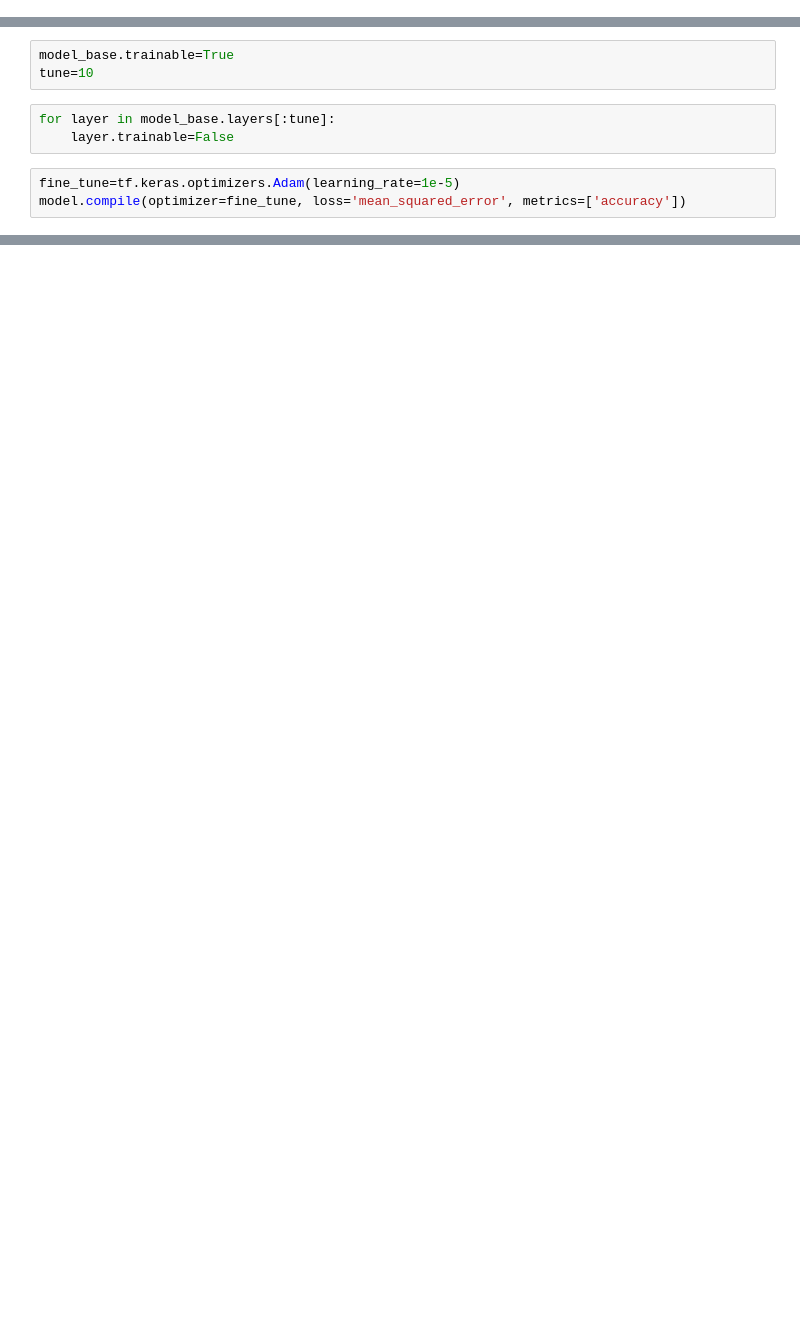
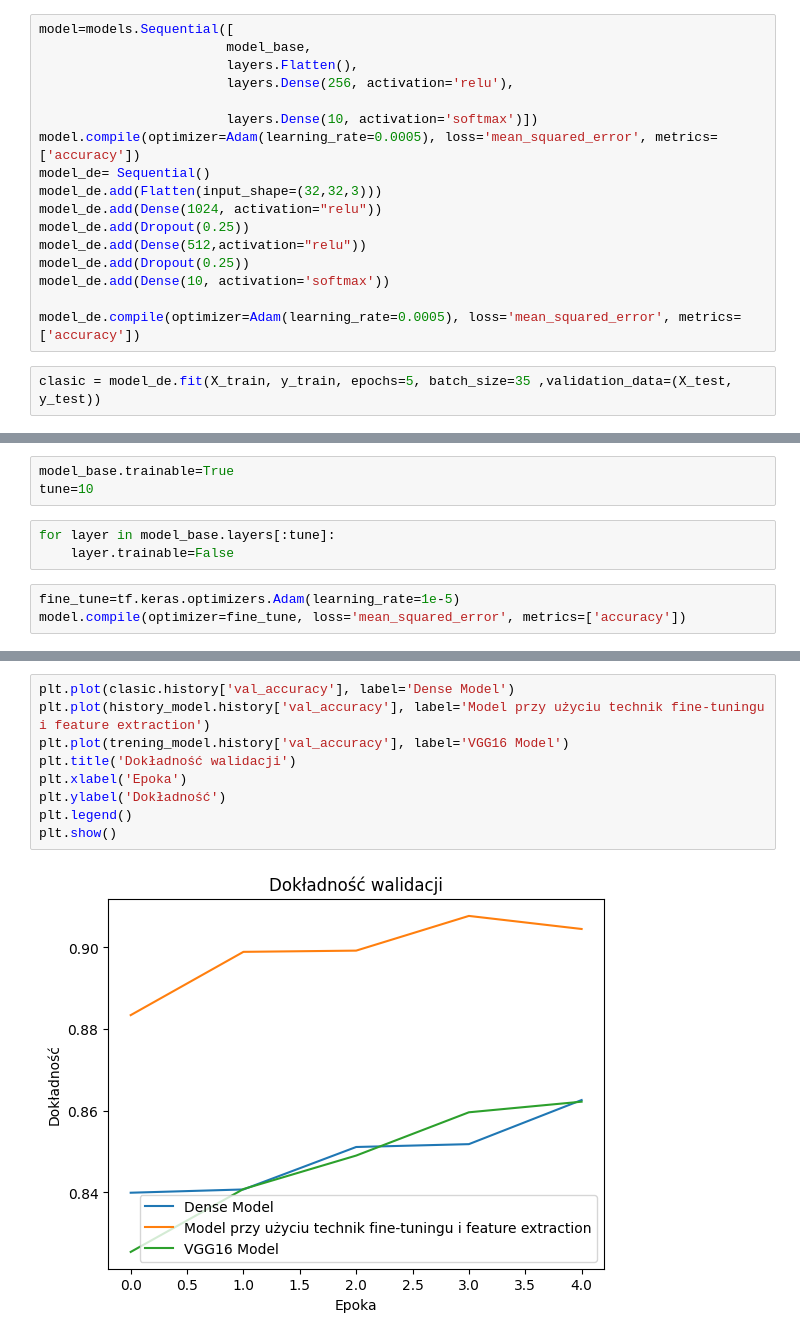
Before and after one commit to pawel544/dzia-_3, a Jupyter notebook: zad10/Hw10.2.ipynb, the cells around one changed output, grey strips where cells are left out. Cells and saved outputs as stored; diff of their text form; blank space fills up the shorter version.

```diff
--- a/zad10/Hw10.2.ipynb
+++ b/zad10/Hw10.2.ipynb
@@ -43,0 +34,19 @@ zzzzzzzzzzzZZZZzZZzzzzzzzzzzZ
+# %%
+model=models.Sequential([
+                        model_base,
+                        layers.Flatten(),
+                        layers.Dense(256, activation='relu'),
+
+                        layers.Dense(10, activation='softmax')])
+model.compile(optimizer=Adam(learning_rate=0.0005), loss='mean_squared_error', metrics=['accuracy'])
+model_de= Sequential()
+model_de.add(Flatten(input_shape=(32,32,3)))
+model_de.add(Dense(1024, activation="relu"))
+model_de.add(Dropout(0.25))
+model_de.add(Dense(512,activation="relu"))
+model_de.add(Dropout(0.25))
+model_de.add(Dense(10, activation='softmax'))
+
+model_de.compile(optimizer=Adam(learning_rate=0.0005), loss='mean_squared_error', metrics=['accuracy'])
+# %%
+clasic = model_de.fit(X_train, y_train, epochs=5, batch_size=35 ,validation_data=(X_test, y_test))
@@ -86,0 +101,11 @@ Test accuracy: 0.9063000082969666
+# %%
+plt.plot(clasic.history['val_accuracy'], label='Dense Model')
+plt.plot(history_model.history['val_accuracy'], label='Model przy użyciu technik fine-tuningu i feature extraction')
+plt.plot(trening_model.history['val_accuracy'], label='VGG16 Model')
+plt.title('Dokładność walidacji')
+plt.xlabel('Epoka')
+plt.ylabel('Dokładność')
+plt.legend()
+plt.show()
+# %% [output]
+[figure, added]
```
Also changed, not shown: parts of 11 cells of this notebook, 1 other file.
